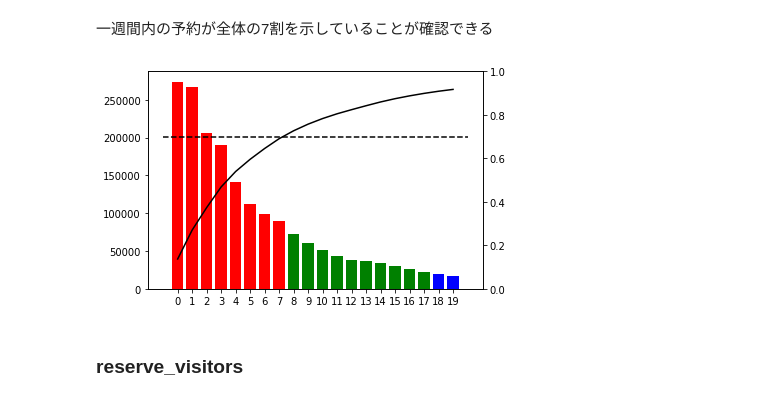
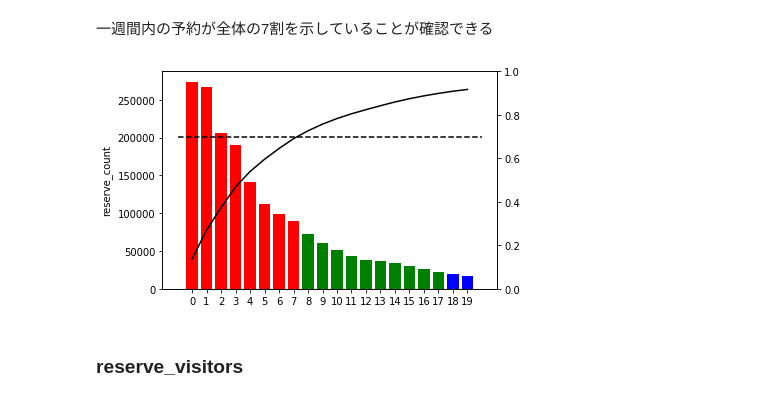
Before and after one commit to recruit-exercise/recruit_exercise, a Jupyter notebook: notebook/check_hpg_reserve.ipynb, the cells around one changed output. Saved outputs shown, nothing was run; the diff lists cells and outputs as text; code cells hidden in the pictures.

Commit message:
基礎集計を追加、palade.pyの改造

```diff
--- a/notebook/check_hpg_reserve.ipynb
+++ b/notebook/check_hpg_reserve.ipynb
@@ -168,9 +168,9 @@ hpg_reserve["diff_visit_reserve_days"] = hpg_reserve["diff_visit_reserve"].map(l
 # %% [markdown]
 一週間内の予約が全体の7割を示していることが確認できる
 # %%
-palade.count_plot(hpg_reserve,"diff_visit_reserve_days",x_numbers=20,ABC=True,hline_cum=0.7)
+palade.count_plot(hpg_reserve,"diff_visit_reserve_days",x_numbers=20,ABC=True,hline_cum=0.7,ylabel_name="reserve_count")
 # %% [output]
-[figure, old version]
+[figure, new version]
 # %% [markdown]
 ### reserve_visitors
 # %% [markdown]
```
Also changed, not shown: parts of 35 cells of this notebook, 1 other file.
